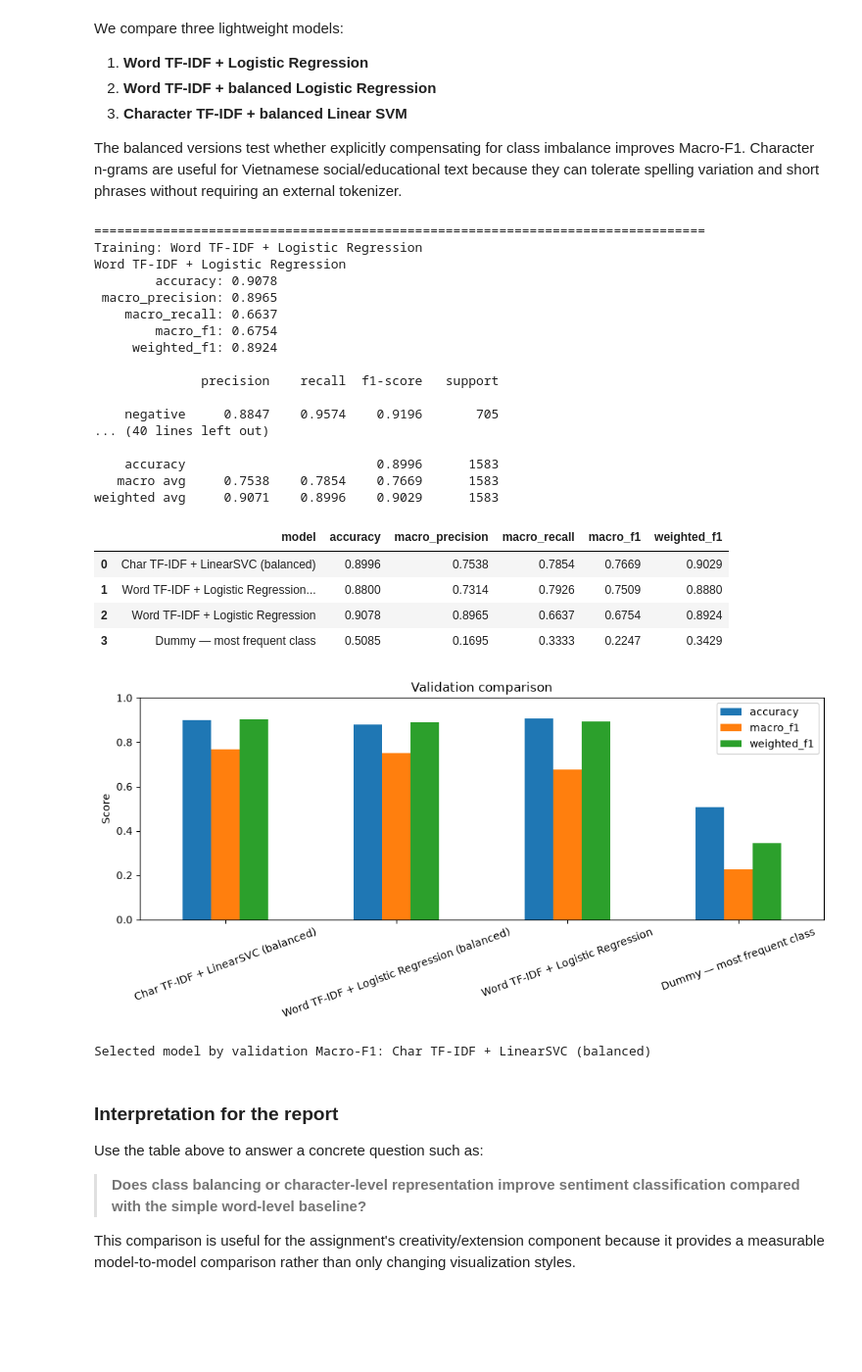
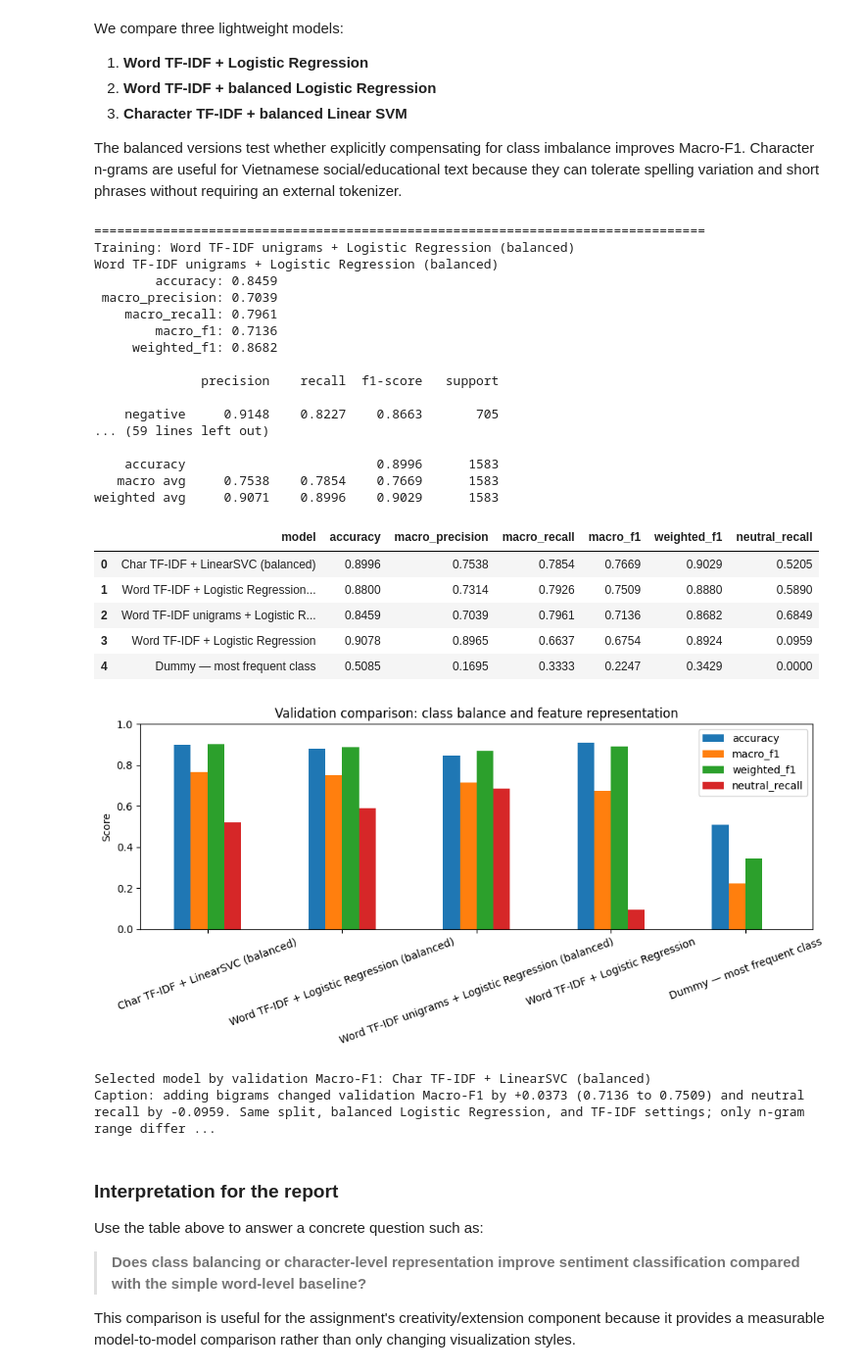
Before and after one commit to nguyenvanhau896/data-analysis-and-visualization, a Jupyter notebook: notebooks/text.ipynb, the cells around one changed output. Shown at 98% size. Drawn from its saved outputs; the diff is of its cells as text; code cells hidden in the pictures; blank space fills up the shorter version.

```diff
--- a/notebooks/text.ipynb
+++ b/notebooks/text.ipynb
@@ -471,6 +527,7 @@ validation_rows = [
         dummy_pred,
     )
 ]
+validation_rows[0]["neutral_recall"] = precision_recall_fscore_support(valid_df["label"], dummy_pred, labels=LABEL_ORDER, average=None, zero_division=0)[1][LABEL_ORDER.index("neutral")]
 # %% [output]
 Dummy — most frequent class
         accuracy: 0.5085
@@ -502,6 +559,21 @@ The balanced versions test whether explicitly compensating for class imbalance i
 # %%
 
 model_specs = {
+    "Word TF-IDF unigrams + Logistic Regression (balanced)": Pipeline([
+        ("tfidf", TfidfVectorizer(
+            ngram_range=(1, 1),
+            min_df=2,
+            max_df=0.98,
+            sublinear_tf=True,
+            max_features=60_000,
+        )),
+        ("clf", LogisticRegression(
+            max_iter=2000,
+            class_weight="balanced",
+            random_state=RANDOM_STATE,
+        )),
+    ]),
+
     "Word TF-IDF + Logistic Regression": Pipeline([
         ("tfidf", TfidfVectorizer(
             ngram_range=(1, 2),
@@ -556,21 +628,23 @@ for name, model in model_specs.items():
     pred = model.predict(valid_df["text_clean"])
 
     fitted_models[name] = model
-    validation_rows.append(show_metrics(name, valid_df["label"], pred))
+    row = show_metrics(name, valid_df["label"], pred)
+    row["neutral_recall"] = precision_recall_fscore_support(valid_df["label"], pred, labels=LABEL_ORDER, average=None, zero_division=0)[1][LABEL_ORDER.index("neutral")]
+    validation_rows.append(row)
 # %% [output]
 ================================================================================
-Training: Word TF-IDF + Logistic Regression
-Word TF-IDF + Logistic Regression
-        accuracy: 0.9078
- macro_precision: 0.8965
-    macro_recall: 0.6637
-        macro_f1: 0.6754
-     weighted_f1: 0.8924
+Training: Word TF-IDF unigrams + Logistic Regression (balanced)
+Word TF-IDF unigrams + Logistic Regression (balanced)
+        accuracy: 0.8459
+ macro_precision: 0.7039
+    macro_recall: 0.7961
+        macro_f1: 0.7136
+     weighted_f1: 0.8682
 
               precision    recall  f1-score   support
 
-    negative     0.8847    0.9574    0.9196       705
-... (40 lines left out)
+    negative     0.9148    0.8227    0.8663       705
+... (59 lines left out)
 
     accuracy                         0.8996      1583
    macro avg     0.7538    0.7854    0.7669      1583
@@ -578,34 +652,44 @@ weighted avg     0.9071    0.8996    0.9029      1583
 # %%
 
 validation_results = (
     pd.DataFrame(validation_rows)
     .sort_values("macro_f1", ascending=False)
     .reset_index(drop=True)
 )
 
 display(validation_results.round(4))
 
 fig, ax = plt.subplots(figsize=(10, 4.8))
-plot_df = validation_results.set_index("model")[["accuracy", "macro_f1", "weighted_f1"]]
+plot_df = validation_results.set_index("model")[["accuracy", "macro_f1", "weighted_f1", "neutral_recall"]]
 plot_df.plot(kind="bar", ax=ax)
-ax.set_title("Validation comparison")
+ax.set_title("Validation comparison: class balance and feature representation")
 ax.set_xlabel("")
 ax.set_ylabel("Score")
 ax.set_ylim(0, 1)
 ax.tick_params(axis="x", rotation=20)
 plt.tight_layout()
 plt.show()
 
 best_name = validation_results.iloc[0]["model"]
 print("Selected model by validation Macro-F1:", best_name)
+
+# Controlled ablation: balanced Logistic Regression, with only the n-gram range changed.
+uni_name = "Word TF-IDF unigrams + Logistic Regression (balanced)"
+bi_name = "Word TF-IDF + Logistic Regression (balanced)"
+ablation = validation_results.set_index("model").loc[[uni_name, bi_name], ["macro_f1", "neutral_recall", "accuracy"]]
+macro_delta = ablation.loc[bi_name, "macro_f1"] - ablation.loc[uni_name, "macro_f1"]
+neutral_delta = ablation.loc[bi_name, "neutral_recall"] - ablation.loc[uni_name, "neutral_recall"]
+print(f"Caption: adding bigrams changed validation Macro-F1 by {macro_delta:+.4f} ({ablation.loc[uni_name, 'macro_f1']:.4f} to {ablation.loc[bi_name, 'macro_f1']:.4f}) and neutral recall by {neutral_delta:+.4f}. Same split, balanced Logistic Regression, and TF-IDF settings; only n-gram range differs.")
 # %% [output]
-|  | model | accuracy | macro_precision | macro_recall | macro_f1 | weighted_f1 |
-| 0 | Char TF-IDF + LinearSVC (balanced) | 0.8996 | 0.7538 | 0.7854 | 0.7669 | 0.9029 |
-| 1 | Word TF-IDF + Logistic Regression... | 0.8800 | 0.7314 | 0.7926 | 0.7509 | 0.8880 |
-| 2 | Word TF-IDF + Logistic Regression | 0.9078 | 0.8965 | 0.6637 | 0.6754 | 0.8924 |
-| 3 | Dummy — most frequent class | 0.5085 | 0.1695 | 0.3333 | 0.2247 | 0.3429 |
+|  | model | accuracy | macro_precision | macro_recall | macro_f1 | weighted_f1 | neutral_recall |
+| 0 | Char TF-IDF + LinearSVC (balanced) | 0.8996 | 0.7538 | 0.7854 | 0.7669 | 0.9029 | 0.5205 |
+| 1 | Word TF-IDF + Logistic Regression... | 0.8800 | 0.7314 | 0.7926 | 0.7509 | 0.8880 | 0.5890 |
+| 2 | Word TF-IDF unigrams + Logistic R... | 0.8459 | 0.7039 | 0.7961 | 0.7136 | 0.8682 | 0.6849 |
+| 3 | Word TF-IDF + Logistic Regression | 0.9078 | 0.8965 | 0.6637 | 0.6754 | 0.8924 | 0.0959 |
+| 4 | Dummy — most frequent class | 0.5085 | 0.1695 | 0.3333 | 0.2247 | 0.3429 | 0.0000 |
-[figure, old version]
+[figure, new version]
 Selected model by validation Macro-F1: Char TF-IDF + LinearSVC (balanced)
+Caption: adding bigrams changed validation Macro-F1 by +0.0373 (0.7136 to 0.7509) and neutral recall by -0.0959. Same split, balanced Logistic Regression, and TF-IDF settings; only n-gram range differ ...
 # %% [markdown]
 
 ### Interpretation for the report
```
Also changed, not shown: parts of 11 cells of this notebook, 13 other files.
